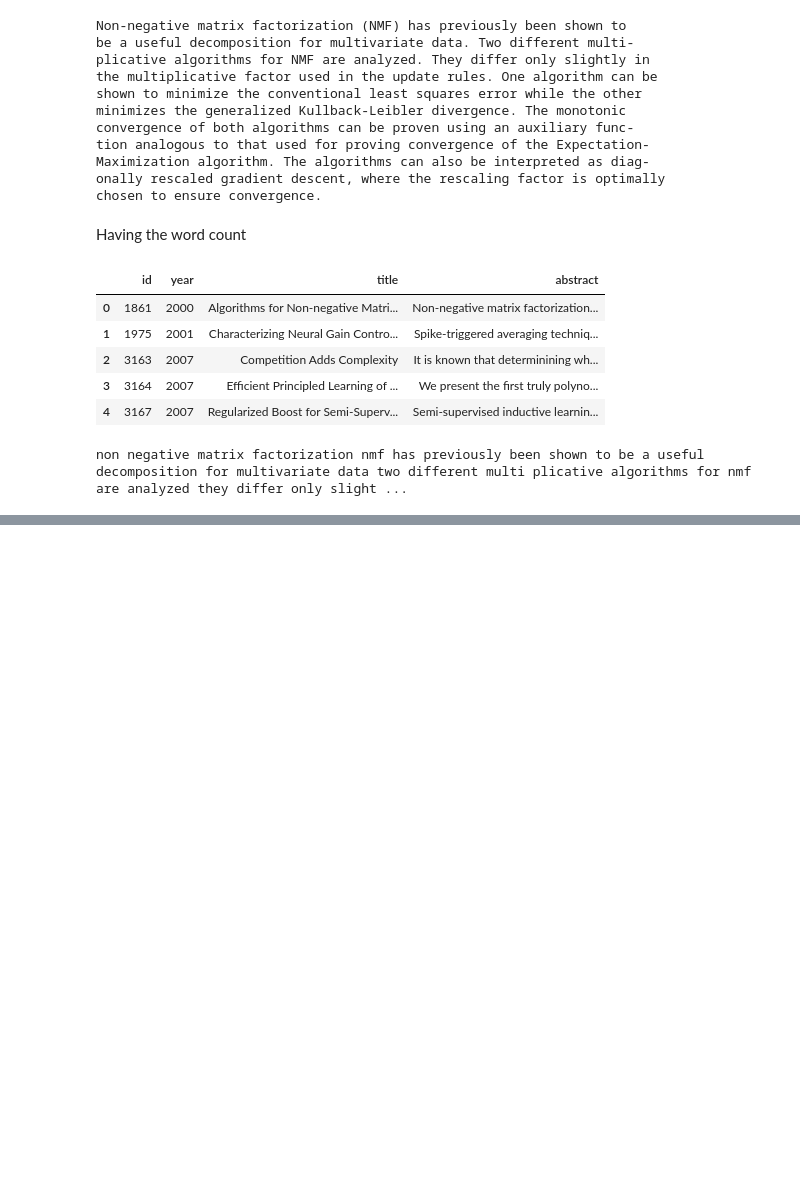
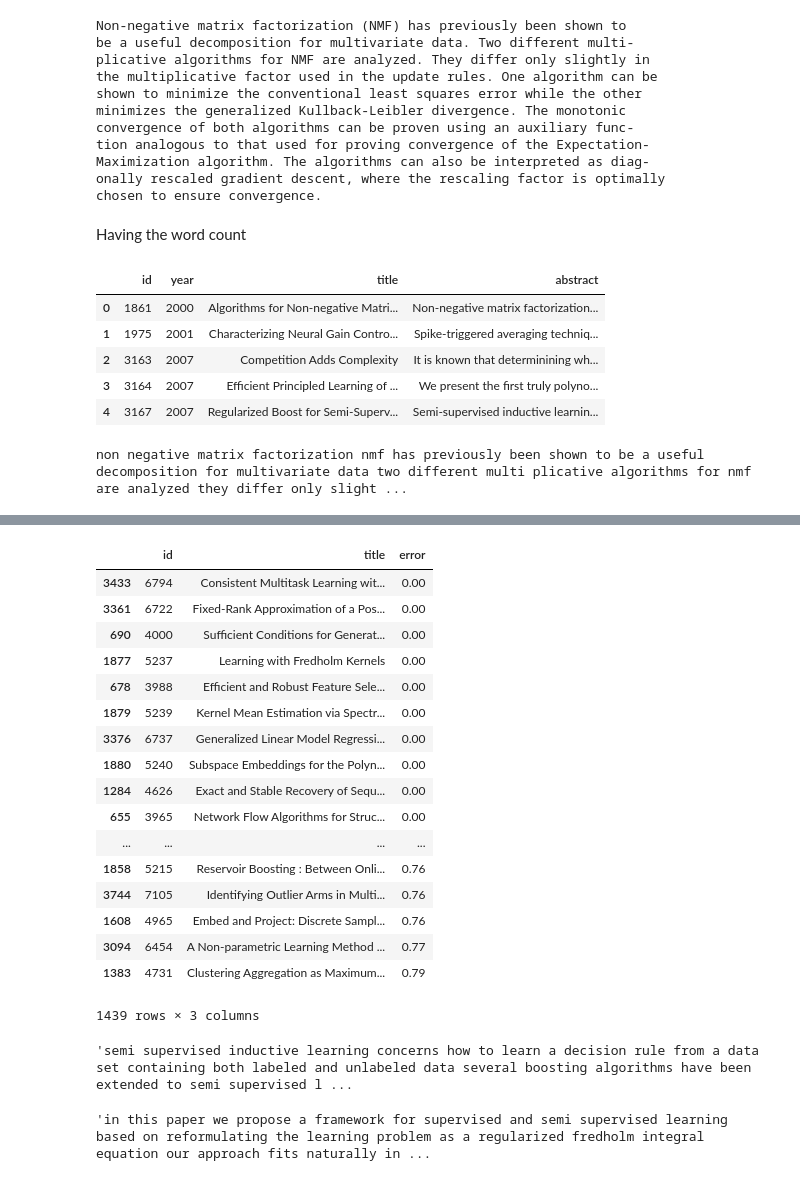
Before and after one commit to leapfrogtechnology/journal-recommendation, a Jupyter notebook: journal_reccomendation.ipynb, the cells around one changed output, grey strips where cells are left out. Cells and saved outputs as stored; diff of their text form; code cells hidden in the pictures; blank space fills up the shorter version.

```diff
--- a/journal_reccomendation.ipynb
+++ b/journal_reccomendation.ipynb
@@ -242,0 +315,19 @@ calculation(x=lda_df[columns])
+# %%
+def rmse_calculation(x,y):
+    x,y =x,y
+    error=[]
+    len_y =len(y)
+    for i in range(len_y):
+        error.append(np.sqrt(np.power((np.array(x)-np.array(y[i])),2).sum()))
+    return error
+# %%
+def reccomendation(df,paper_id,col):
+    paper_1 = df[(df['id']==paper_id)]
+    dominant_topic = int(paper_1['Major_topic'])
+    paper_2 = df[(df['Major_topic']== dominant_topic)]
+    paper_2 = paper_2.drop(paper_1.index)
+    x= paper_1[columns].values.tolist()
+    y= paper_2[columns].values.tolist()
+    error = np.round(rmse_calculation(x,y),2)
+    paper_2['error'] = error
+    return  paper_2[['id','title','error']]
@@ -242,0 +355,31 @@ calculation(x=lda_df[columns])
+# %%
+reccomended =reccomendation(lda_df,3167,columns)
+# %%
+reccomended.sort_values('error')
+# %% [output]
+|  | id | title | error |
+| 3433 | 6794 | Consistent Multitask Learning wit... | 0.00 |
+| 3361 | 6722 | Fixed-Rank Approximation of a Pos... | 0.00 |
+| 690 | 4000 | Sufficient Conditions for Generat... | 0.00 |
+| 1877 | 5237 | Learning with Fredholm Kernels | 0.00 |
+| 678 | 3988 | Efficient and Robust Feature Sele... | 0.00 |
+| 1879 | 5239 | Kernel Mean Estimation via Spectr... | 0.00 |
+| 3376 | 6737 | Generalized Linear Model Regressi... | 0.00 |
+| 1880 | 5240 | Subspace Embeddings for the Polyn... | 0.00 |
+| 1284 | 4626 | Exact and Stable Recovery of Sequ... | 0.00 |
+| 655 | 3965 | Network Flow Algorithms for Struc... | 0.00 |
+| ... | ... | ... | ... |
+| 1858 | 5215 | Reservoir Boosting : Between Onli... | 0.76 |
+| 3744 | 7105 | Identifying Outlier Arms in Multi... | 0.76 |
+| 1608 | 4965 | Embed and Project: Discrete Sampl... | 0.76 |
+| 3094 | 6454 | A Non-parametric Learning Method ... | 0.77 |
+| 1383 | 4731 | Clustering Aggregation as Maximum... | 0.79 |
+1439 rows × 3 columns
+# %%
+lda_df.iloc[4]['abstract']
+# %% [output]
+'semi supervised inductive learning concerns how to learn a decision rule from a data set containing both labeled and unlabeled data several boosting algorithms have been extended to semi supervised l ...
+# %%
+lda_df.iloc[1877]['abstract']
+# %% [output]
+'in this paper we propose a framework for supervised and semi supervised learning based on reformulating the learning problem as a regularized fredholm integral equation our approach fits naturally in ...
```
Also changed, not shown: parts of 50 cells of this notebook.
